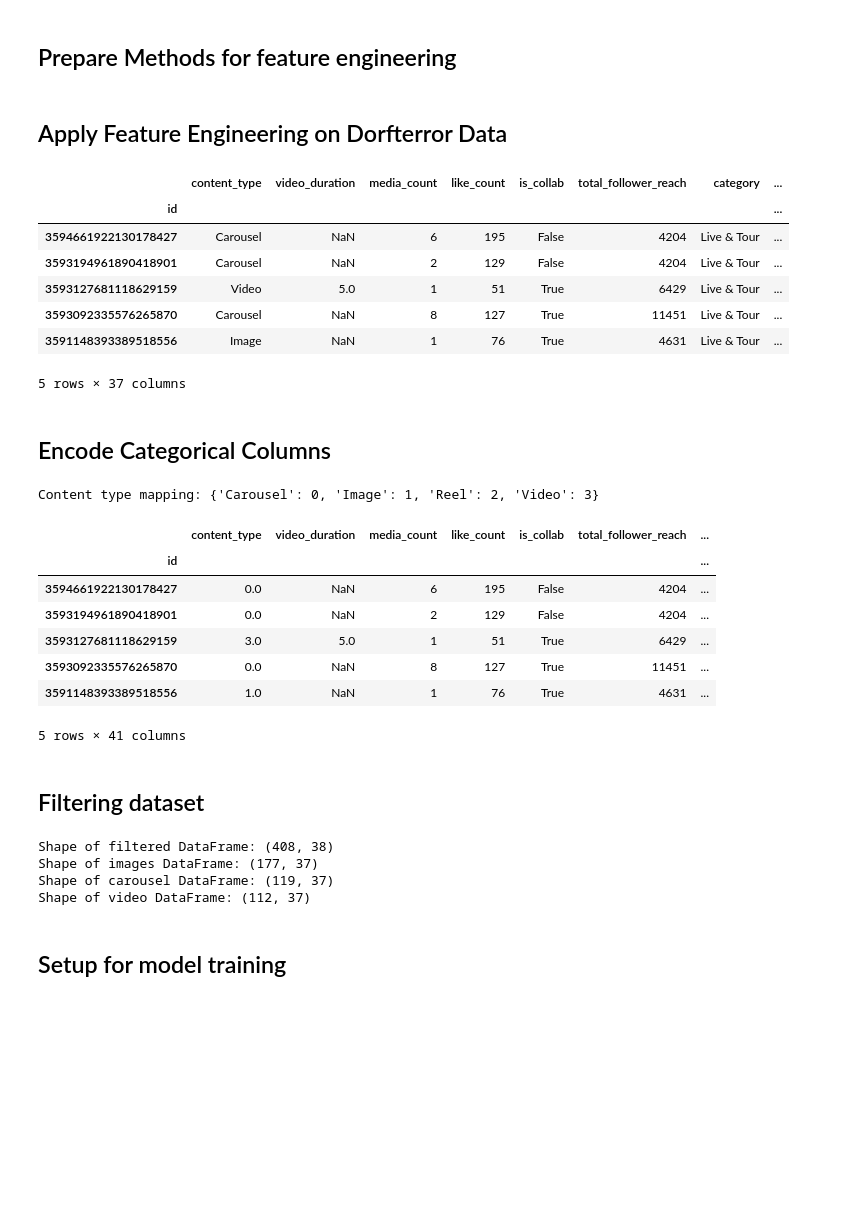
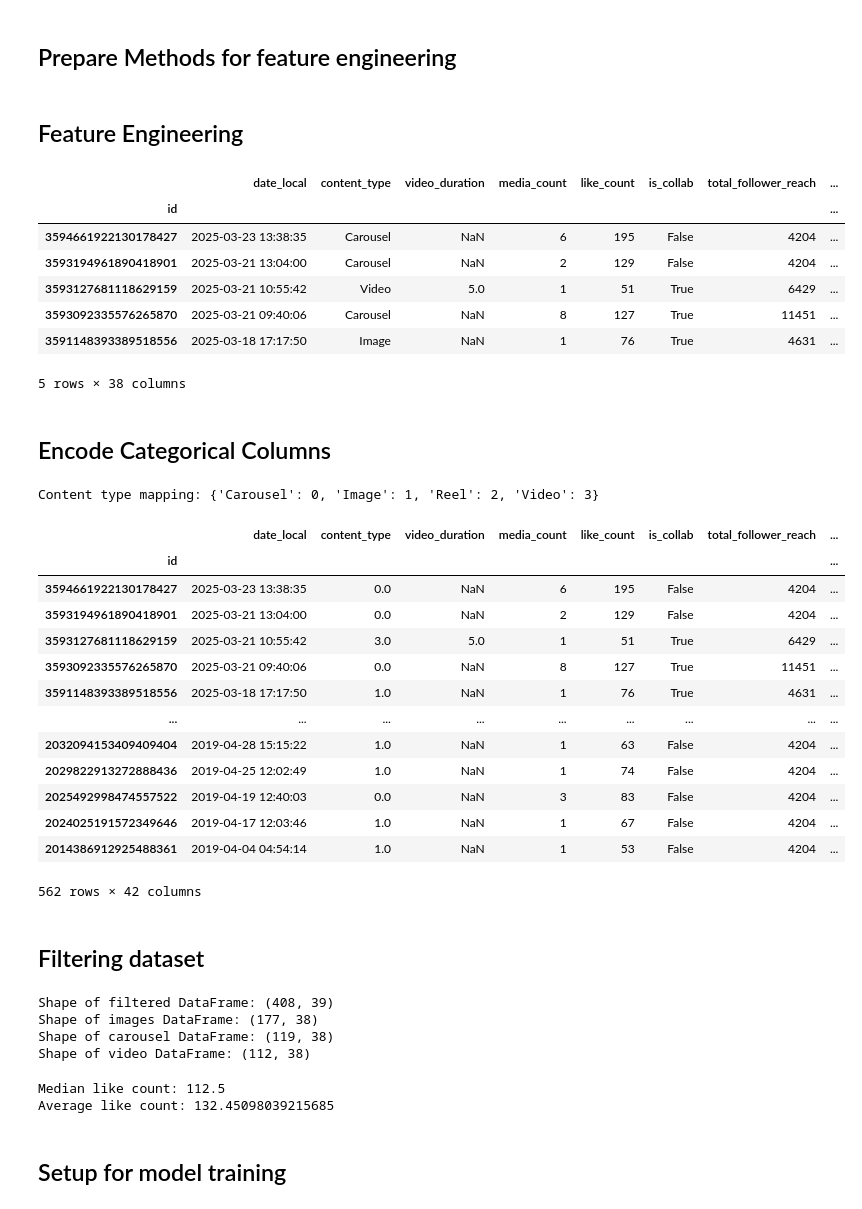
Before and after one commit to NiklNKL/dj-gpt, a Jupyter notebook: insta_scraping/insta_analytics_notebooks/model_training.ipynb, the cells around one changed output. Cells and saved outputs as stored; diff of their text form; code cells hidden in the pictures; blank space fills up the shorter version.

```diff
--- a/insta_scraping/insta_analytics_notebooks/model_training.ipynb
+++ b/insta_scraping/insta_analytics_notebooks/model_training.ipynb
@@ -230,8 +230,8 @@ def compute_all_stats(row, profile_username_lookup, profile_id_lookup):
         })
 
     return pd.Series(result)
-# %% [markdown]
-## Apply Feature Engineering on Dorfterror Data
+# %% [markdown]
+## Feature Engineering
 # %%
 import emoji
 dorfterror_fe_df = dorfterror_posts_df.copy()
@@ -290,53 +290,67 @@ useless_columns = [
     "images"
 ]
 
-processed_columns = ["date_local", "caption", "caption_hashtags", "caption_mentions", "tagged_users", "coauthor_producers", "location", "user_posted"]
+processed_columns = ["caption", "caption_hashtags", "caption_mentions", "tagged_users", "coauthor_producers", "location", "user_posted"]
 
 dorfterror_fe_df.drop(columns=useless_columns+processed_columns, inplace=True)
 dorfterror_fe_df.set_index("id", inplace=True)
 display(dorfterror_fe_df.head())
+
+dorfterror_fe_df.to_parquet(
+    root_path / "insta_analytics_notebooks" / "dorfterror_feature_engineered.parquet",
+)
 # %% [output]
-|  | content_type | video_duration | media_count | like_count | is_collab | total_follower_reach | category | ... |
+|  | date_local | content_type | video_duration | media_count | like_count | is_collab | total_follower_reach | ... |
 | id |  |  |  |  |  |  |  | ... |
-| 3594661922130178427 | Carousel | NaN | 6 | 195 | False | 4204 | Live & Tour | ... |
-| 3593194961890418901 | Carousel | NaN | 2 | 129 | False | 4204 | Live & Tour | ... |
-| 3593127681118629159 | Video | 5.0 | 1 | 51 | True | 6429 | Live & Tour | ... |
-| 3593092335576265870 | Carousel | NaN | 8 | 127 | True | 11451 | Live & Tour | ... |
-| 3591148393389518556 | Image | NaN | 1 | 76 | True | 4631 | Live & Tour | ... |
+| 3594661922130178427 | 2025-03-23 13:38:35 | Carousel | NaN | 6 | 195 | False | 4204 | ... |
+| 3593194961890418901 | 2025-03-21 13:04:00 | Carousel | NaN | 2 | 129 | False | 4204 | ... |
+| 3593127681118629159 | 2025-03-21 10:55:42 | Video | 5.0 | 1 | 51 | True | 6429 | ... |
+| 3593092335576265870 | 2025-03-21 09:40:06 | Carousel | NaN | 8 | 127 | True | 11451 | ... |
+| 3591148393389518556 | 2025-03-18 17:17:50 | Image | NaN | 1 | 76 | True | 4631 | ... |
-5 rows × 37 columns
+5 rows × 38 columns
 # %% [markdown]
 ## Encode Categorical Columns
 # %%
 from sklearn.preprocessing import OneHotEncoder, OrdinalEncoder
 dorfterror_encoded_df = dorfterror_fe_df.copy()
 
 encoder = OneHotEncoder()
 dorfterror_encoded_df[["category"]] = encoder.fit_transform(dorfterror_encoded_df[["category"]])
 
 categorical_columns = [f'{col}_{cat}' for i, col in enumerate(dorfterror_encoded_df[["category"]]) for cat in encoder.categories_[i]]
 categorical_columns = [col.replace(" ", "_") for col in categorical_columns]
 encoded_array = encoder.transform(dorfterror_fe_df[["category"]]).toarray()
 dorfterror_encoded_columns_df = pd.DataFrame(encoded_array, columns=categorical_columns, index=dorfterror_fe_df.index)
 
 dorfterror_encoded_df = pd.concat([dorfterror_encoded_df.drop(columns=["category"]), dorfterror_encoded_columns_df], axis=1)
 
 encoder2 = OrdinalEncoder()
 dorfterror_encoded_df[["content_type"]] = encoder2.fit_transform(dorfterror_encoded_df[["content_type"]])
 
 content_type_mapping = {cat: i for i, cat in enumerate(encoder2.categories_[0])}
 print("Content type mapping:", content_type_mapping)
 
-display(dorfterror_encoded_df.head())
+display(dorfterror_encoded_df)
+
+dorfterror_encoded_df.to_parquet(
+    root_path / "insta_analytics_notebooks" / "dorfterror_feature_engineered.parquet",
+)
 # %% [output]
 Content type mapping: {'Carousel': 0, 'Image': 1, 'Reel': 2, 'Video': 3}
-|  | content_type | video_duration | media_count | like_count | is_collab | total_follower_reach | ... |
-| id |  |  |  |  |  |  | ... |
-| 3594661922130178427 | 0.0 | NaN | 6 | 195 | False | 4204 | ... |
-| 3593194961890418901 | 0.0 | NaN | 2 | 129 | False | 4204 | ... |
-| 3593127681118629159 | 3.0 | 5.0 | 1 | 51 | True | 6429 | ... |
-| 3593092335576265870 | 0.0 | NaN | 8 | 127 | True | 11451 | ... |
-| 3591148393389518556 | 1.0 | NaN | 1 | 76 | True | 4631 | ... |
+|  | date_local | content_type | video_duration | media_count | like_count | is_collab | total_follower_reach | ... |
+| id |  |  |  |  |  |  |  | ... |
+| 3594661922130178427 | 2025-03-23 13:38:35 | 0.0 | NaN | 6 | 195 | False | 4204 | ... |
+| 3593194961890418901 | 2025-03-21 13:04:00 | 0.0 | NaN | 2 | 129 | False | 4204 | ... |
+| 3593127681118629159 | 2025-03-21 10:55:42 | 3.0 | 5.0 | 1 | 51 | True | 6429 | ... |
+| 3593092335576265870 | 2025-03-21 09:40:06 | 0.0 | NaN | 8 | 127 | True | 11451 | ... |
+| 3591148393389518556 | 2025-03-18 17:17:50 | 1.0 | NaN | 1 | 76 | True | 4631 | ... |
+| ... | ... | ... | ... | ... | ... | ... | ... | ... |
+| 2032094153409409404 | 2019-04-28 15:15:22 | 1.0 | NaN | 1 | 63 | False | 4204 | ... |
+| 2029822913272888436 | 2019-04-25 12:02:49 | 1.0 | NaN | 1 | 74 | False | 4204 | ... |
+| 2025492998474557522 | 2019-04-19 12:40:03 | 0.0 | NaN | 3 | 83 | False | 4204 | ... |
+| 2024025191572349646 | 2019-04-17 12:03:46 | 1.0 | NaN | 1 | 67 | False | 4204 | ... |
+| 2014386912925488361 | 2019-04-04 04:54:14 | 1.0 | NaN | 1 | 53 | False | 4204 | ... |
-5 rows × 41 columns
+562 rows × 42 columns
 # %% [markdown]
 ## Filtering dataset
 # %%
@@ -356,10 +370,16 @@ dorfterror_video_df = dorfterror_filtered_df[dorfterror_filtered_df["content_typ
 dorfterror_video_df = dorfterror_video_df.drop(columns=["content_type"])
 print("Shape of video DataFrame: " + str(dorfterror_video_df.shape))
 # %% [output]
-Shape of filtered DataFrame: (408, 38)
-Shape of images DataFrame: (177, 37)
-Shape of carousel DataFrame: (119, 37)
-Shape of video DataFrame: (112, 37)
+Shape of filtered DataFrame: (408, 39)
+Shape of images DataFrame: (177, 38)
+Shape of carousel DataFrame: (119, 38)
+Shape of video DataFrame: (112, 38)
+# %%
+print("Median like count:", dorfterror_filtered_df["like_count"].median())
+print("Average like count:", dorfterror_filtered_df["like_count"].mean())
+# %% [output]
+Median like count: 112.5
+Average like count: 132.45098039215685
 # %% [markdown]
 ## Setup for model training
 # %%
```
Also changed, not shown: parts of 1 cell of this notebook, 11 other files.
